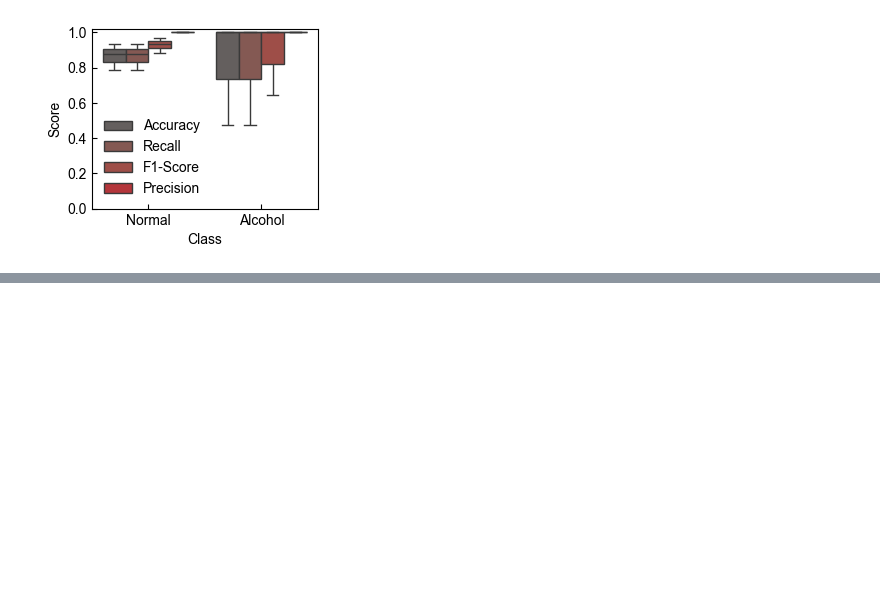
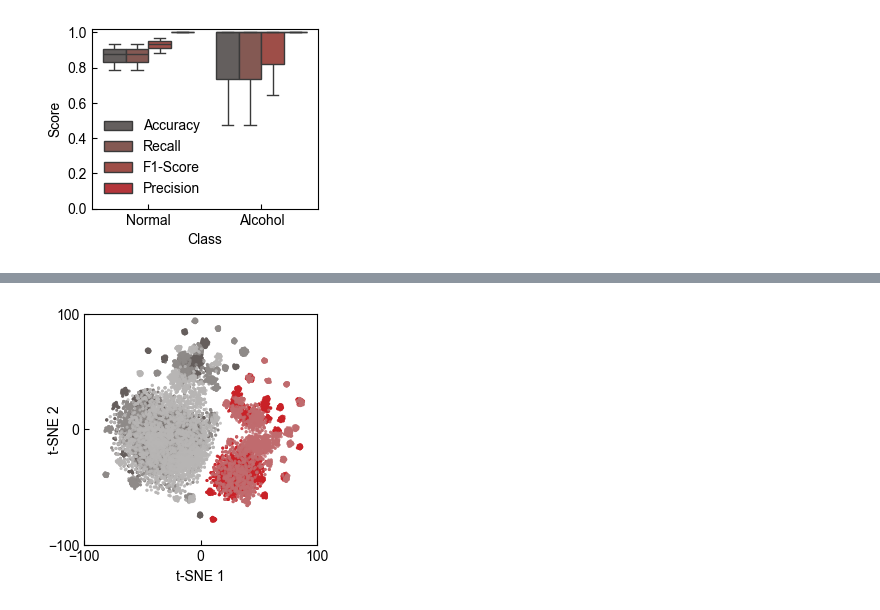
Before and after one commit to BailabUNC/SpectraDerma, a Jupyter notebook: notebooks/Training.ipynb, the cells around one changed output, grey strips where cells are left out. Saved outputs shown, nothing was run; the diff lists cells and outputs as text; code cells hidden in the pictures; blank space fills up the shorter version.

```diff
--- a/notebooks/Training.ipynb
+++ b/notebooks/Training.ipynb
@@ -657,0 +815,66 @@ plt.show()
+# %%
+X = np.vstack(X_list)
+y = np.asarray(y_list)
+subj_arr = np.asarray(subj_list)
+
+X_std = StandardScaler().fit_transform(X)
+
+# Use a modest perplexity for a few hundred samples
+tsne = TSNE(n_components=2, perplexity=20, random_state=42, init="pca", learning_rate="auto")
+Z = tsne.fit_transform(X_std)
+# %%
+plt.figure(figsize=(3, 3))
+
+n_subjects = len(np.unique(subj_arr))
+alcohol_colors = Colormap(['#c92127', '#b7b5b4'])(np.linspace(0, 1, n_subjects))
+normal_colors = Colormap(['#655e5c', '#b7b5b4'])(np.linspace(0, 1, n_subjects))
+
+# Plot
+subjects = np.unique(subj_arr)
+marker = "o"  # same marker for all
+
+for i, subj in enumerate(subjects):
+    idx_subj = (subj_arr == subj)
+
+    # Alcohol (label=1): use color from alcohol gradient
+    idx_alc = idx_subj & (y == 1)
+    if np.any(idx_alc):
+        plt.scatter(
+            Z[idx_alc, 0], Z[idx_alc, 1],
+            s=5,
+            marker=marker,
+            c=[alcohol_colors[i]],
+            edgecolors="none",
+            linewidths=0,
+            alpha=0.8
+        )
+
+    # Normal (label=0): use color from normal gradient
+    idx_norm = idx_subj & (y == 0)
+    if np.any(idx_norm):
+        plt.scatter(
+            Z[idx_norm, 0], Z[idx_norm, 1],
+            s=5,
+            marker=marker,
+            c=[normal_colors[i]],
+            edgecolors="none",
+            linewidths=0,
+            alpha=0.8
+        )
+
+plt.xlim(-100, 100)
+plt.ylim(-100, 100)
+plt.xticks([-100, 0, 100])
+plt.yticks([-100, 0, 100])
+
+plt.xlabel("t-SNE 1")
+plt.ylabel("t-SNE 2", labelpad=-10)
+
+plt.tick_params(direction='in')
+plt.gca().set_position(pos_ax)
+
+# plt.tight_layout()
+plt.savefig('../figures/fig4/tsne_combined_features.png', dpi=600, bbox_inches='tight', transparent=True)
+plt.show()
+# %% [output]
+[figure, added]
```
Also changed, not shown: parts of 11 cells of this notebook.
